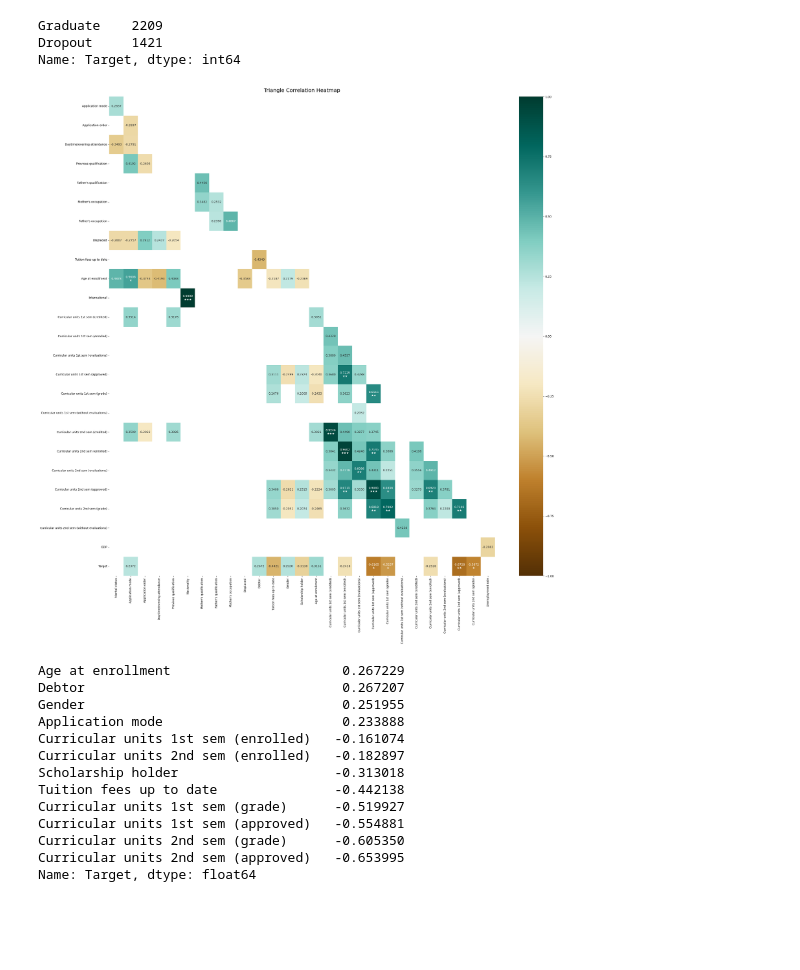
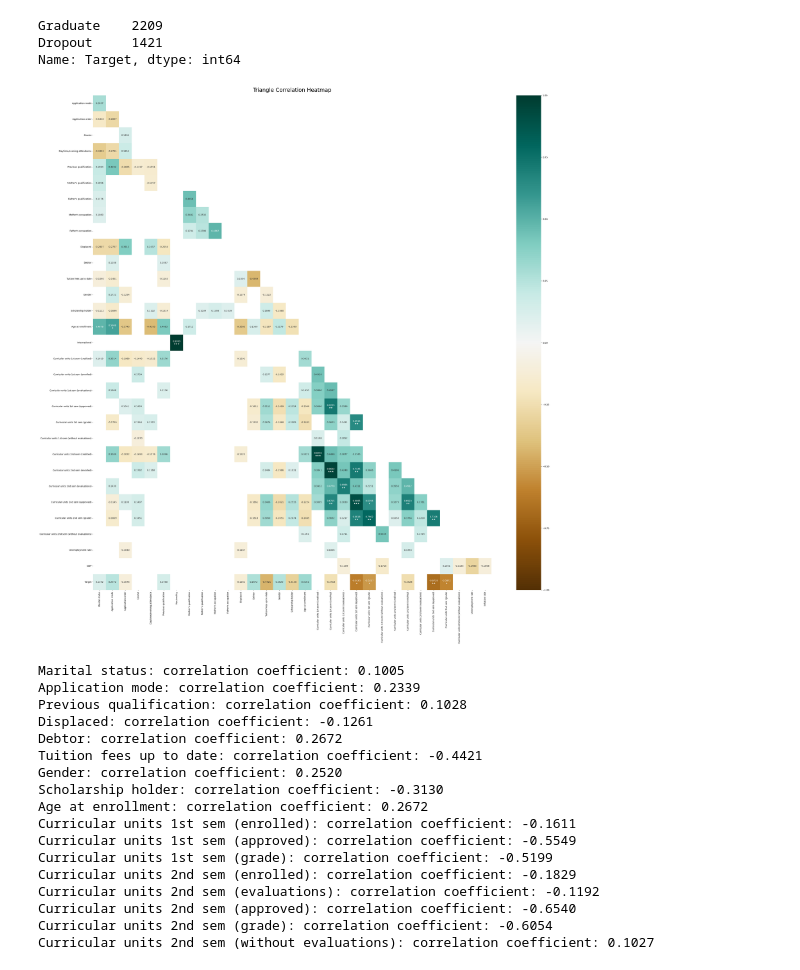
Before and after one commit to Kevin-Kwasnik/student-dropout-prediction, a Jupyter notebook: 2.Analysis/EDA.ipynb, the cells around one changed output. Saved outputs shown, nothing was run; the diff lists cells and outputs as text; code cells hidden in the pictures; blank space fills up the shorter version.

```diff
--- a/2.Analysis/EDA.ipynb
+++ b/2.Analysis/EDA.ipynb
@@ -136,49 +136,60 @@ Name: Target, dtype: int64
 # %%
 #replace target value with 0 and 1: 1 representing dropout and 0 representing graduate
 student_data_filt['Target'].replace({'Dropout': 1, 'Graduate': 0}, inplace=True)
+# %%
+plt.rcParams['figure.figsize']= [40,40]
 # %%
 #spearman's correlation used for strength and direction of monotonic relationship, even if not linear
 corr = student_data_filt.corr(method='spearman')
 mask = np.triu(np.ones_like(corr, dtype=bool))
-cut_off = 0.2
+cut_off = 0.1
 extreme_1 = 0.5  # show with a star
 extreme_2 = 0.65  # show with a second star
 extreme_3 = 0.80  # show with a third star
 mask |= np.abs(corr) < cut_off
 corr = corr[~mask]  # fill in NaN in the non-desired cells
 
 remove_empty_rows_and_cols = True
 if remove_empty_rows_and_cols:
     wanted_cols = np.flatnonzero(np.count_nonzero(~mask, axis=1))
     wanted_rows = np.flatnonzero(np.count_nonzero(~mask, axis=0))
     corr = corr.iloc[wanted_cols, wanted_rows]
 
 annot = [[f"{val:.4f}"
           + ('' if abs(val) < extreme_1 else '\n★')  # add one star if abs(val) >= extreme_1
           + ('' if abs(val) < extreme_2 else '★')  # add an extra star if abs(val) >= extreme_2
           + ('' if abs(val) < extreme_3 else '★')  # add yet an extra star if abs(val) >= extreme_3
           for val in row] for row in corr.to_numpy()]
 heatmap = sns.heatmap(corr, vmin=-1, vmax=1, annot=annot, fmt='', cmap='BrBG')
-heatmap.set_title('Triangle Correlation Heatmap', fontdict={'fontsize': 18}, pad=16)
+heatmap.set_title('Triangle Correlation Heatmap', fontdict={'fontsize': 24}, pad=16)
 plt.show()
 # %% [output]
-[figure, old version]
+[figure, new version]
 # %%
-#pearson's correlation used for linear relationship + comparison with spearman's
+#pearson's correlation used for linear relationship
+
 target_corr = student_data_filt.corr(method='pearson')['Target'].sort_values(ascending=False)
-top_target_corr = target_corr[((target_corr > 0.15) | (target_corr < -0.15)) & (target_corr != 1)]
-print(top_target_corr)
+top_target_corr = target_corr[((target_corr > 0.10) | (target_corr < -0.10)) & (target_corr != 1)]
+
+for col in student_data_filt.columns:
+    if col in list(top_target_corr.index):
+        corr, p_val = pearsonr(student_data_filt[col], student_data_filt['Target'])
+        print(f"{col}: correlation coefficient: {corr:.4f}")
 # %% [output]
-Age at enrollment                      0.267229
-Debtor                                 0.267207
-Gender                                 0.251955
-Application mode                       0.233888
-Curricular units 1st sem (enrolled)   -0.161074
-Curricular units 2nd sem (enrolled)   -0.182897
-Scholarship holder                    -0.313018
-Tuition fees up to date               -0.442138
-Curricular units 1st sem (grade)      -0.519927
-Curricular units 1st sem (approved)   -0.554881
-Curricular units 2nd sem (grade)      -0.605350
-Curricular units 2nd sem (approved)   -0.653995
-Name: Target, dtype: float64
+Marital status: correlation coefficient: 0.1005
+Application mode: correlation coefficient: 0.2339
+Previous qualification: correlation coefficient: 0.1028
+Displaced: correlation coefficient: -0.1261
+Debtor: correlation coefficient: 0.2672
+Tuition fees up to date: correlation coefficient: -0.4421
+Gender: correlation coefficient: 0.2520
+Scholarship holder: correlation coefficient: -0.3130
+Age at enrollment: correlation coefficient: 0.2672
+Curricular units 1st sem (enrolled): correlation coefficient: -0.1611
+Curricular units 1st sem (approved): correlation coefficient: -0.5549
+Curricular units 1st sem (grade): correlation coefficient: -0.5199
+Curricular units 2nd sem (enrolled): correlation coefficient: -0.1829
+Curricular units 2nd sem (evaluations): correlation coefficient: -0.1192
+Curricular units 2nd sem (approved): correlation coefficient: -0.6540
+Curricular units 2nd sem (grade): correlation coefficient: -0.6054
+Curricular units 2nd sem (without evaluations): correlation coefficient: 0.1027
```
Also changed, not shown: parts of 10 cells of this notebook, 1 other file.
